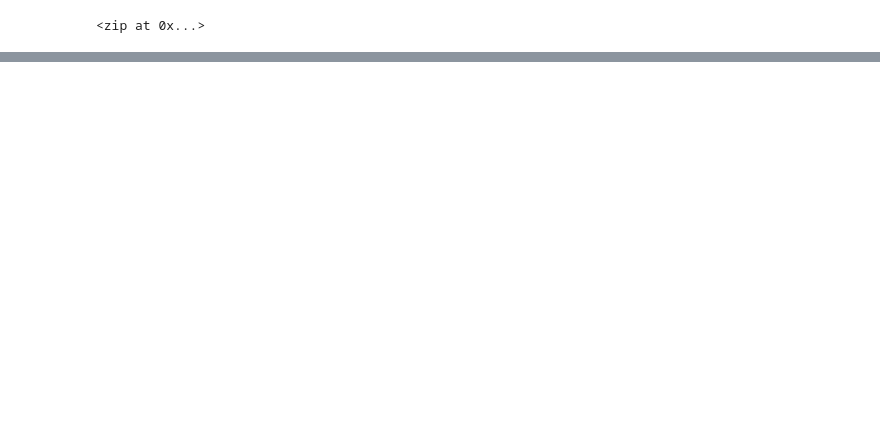
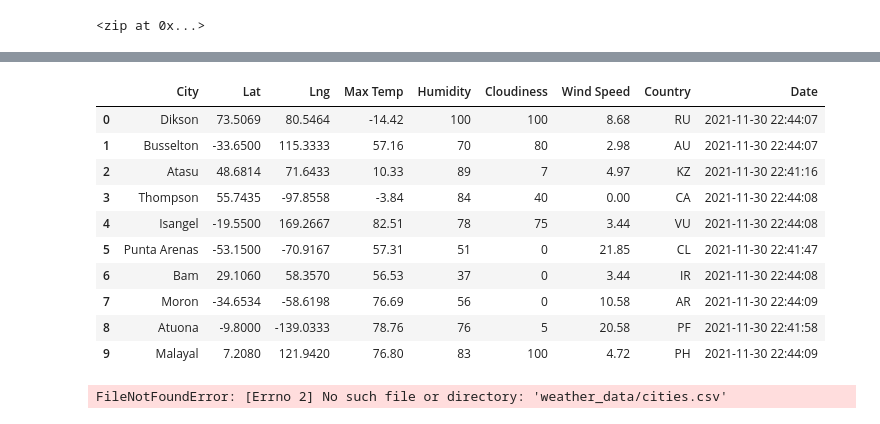
Before and after one commit to tahczeban/World_Weather_Analysis, a Jupyter notebook: WeatherPy.ipynb, the cells around one changed output, grey strips where cells are left out. Cells and saved outputs as stored; diff of their text form; code cells hidden in the pictures; blank space fills up the shorter version.

Commit message:
Adding gitignore/weatherpy modification

```diff
--- a/WeatherPy.ipynb
+++ b/WeatherPy.ipynb
@@ -25,3 +58,8 @@ from citipy import citipy
+# %%
+# Use the tuple() function to display the latitude and longitude combinations.
+for coordinate in coordinates:
+    print(citipy.nearest_city(coordinate[0], coordinate[1]).city_name,
+          citipy.nearest_city(coordinate[0], coordinate[1]).country_code)
 # %%
 # Create a list for holding the cities.
 cities = []
@@ -38,0 +77,4 @@ len(cities)
+# %%
+#Starting URL for Weather Map API Call.
+url = "http://api.openweathermap.org/data/2.5/weather?units=Imperial&APPID=" + weather_api_key
+print(url)
@@ -38,0 +155,5 @@ len(cities)
+# %%
+# Create an endpoint URL for a city.
+city_url = url + "&q=" + "Boston"
+city_weather = requests.get(city_url)
+city_weather.json()
@@ -38,0 +204,10 @@ len(cities)
+# %%
+# Create an empty list to hold the weather data.
+city_data = []
+# Print the beginning of the logging.
+print("Beginning Data Retrieval     ")
+print("-----------------------------")
+
+# Create counters.
+record_count = 1
+set_count = 1
@@ -38,0 +302,23 @@ len(cities)
+# %%
+# Convert the array of dictionaries to a Pandas DataFrame.
+city_data_df = pd.DataFrame(city_data)
+city_data_df.head(10)
+# %% [output]
+|  | City | Lat | Lng | Max Temp | Humidity | Cloudiness | Wind Speed | Country | Date |
+| 0 | Dikson | 73.5069 | 80.5464 | -14.42 | 100 | 100 | 8.68 | RU | 2021-11-30 22:44:07 |
+| 1 | Busselton | -33.6500 | 115.3333 | 57.16 | 70 | 80 | 2.98 | AU | 2021-11-30 22:44:07 |
+| 2 | Atasu | 48.6814 | 71.6433 | 10.33 | 89 | 7 | 4.97 | KZ | 2021-11-30 22:41:16 |
+| 3 | Thompson | 55.7435 | -97.8558 | -3.84 | 84 | 40 | 0.00 | CA | 2021-11-30 22:44:08 |
+| 4 | Isangel | -19.5500 | 169.2667 | 82.51 | 78 | 75 | 3.44 | VU | 2021-11-30 22:44:08 |
+| 5 | Punta Arenas | -53.1500 | -70.9167 | 57.31 | 51 | 0 | 21.85 | CL | 2021-11-30 22:41:47 |
+| 6 | Bam | 29.1060 | 58.3570 | 56.53 | 37 | 0 | 3.44 | IR | 2021-11-30 22:44:08 |
+| 7 | Moron | -34.6534 | -58.6198 | 76.69 | 56 | 0 | 10.58 | AR | 2021-11-30 22:44:09 |
+| 8 | Atuona | -9.8000 | -139.0333 | 78.76 | 76 | 5 | 20.58 | PF | 2021-11-30 22:41:58 |
+| 9 | Malayal | 7.2080 | 121.9420 | 76.80 | 83 | 100 | 4.72 | PH | 2021-11-30 22:44:09 |
+# %%
+# Create the output file (CSV).
+output_data_file = "weather_data/cities.csv"
+# Export the City_Data into a CSV.
+city_data_df.to_csv(output_data_file, index_label="City_ID")
+# %% [output]
+FileNotFoundError: [Errno 2] No such file or directory: 'weather_data/cities.csv'
```
Also changed, not shown: parts of 27 cells of this notebook, 3 other files.
